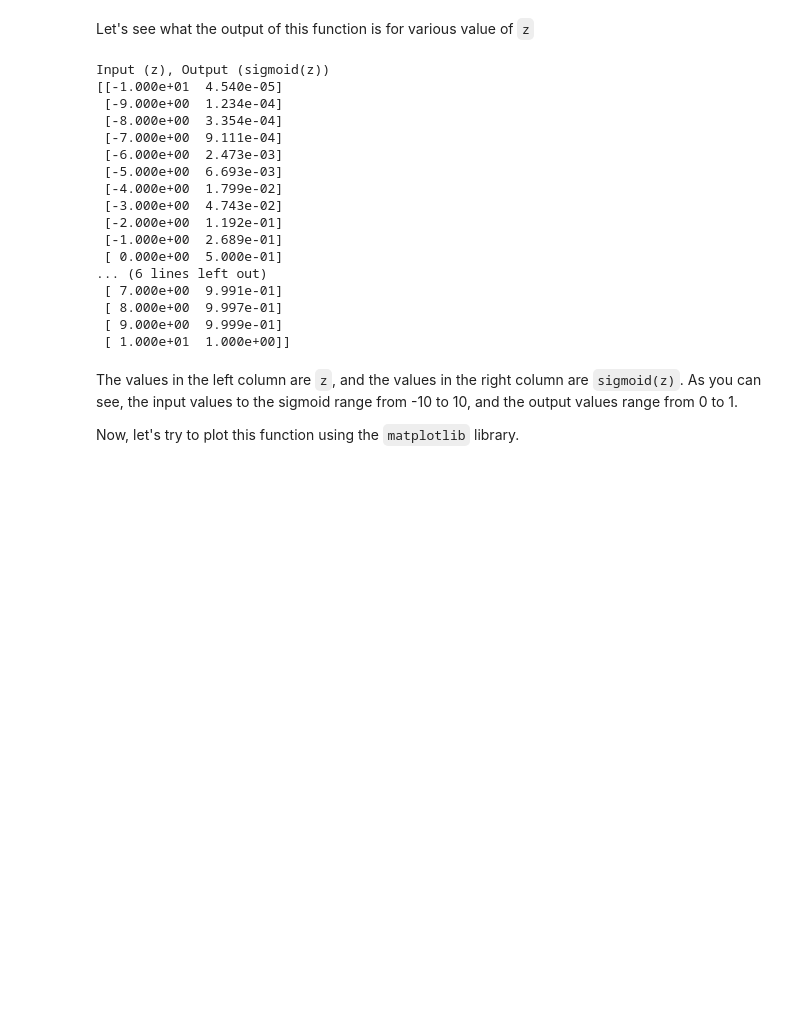
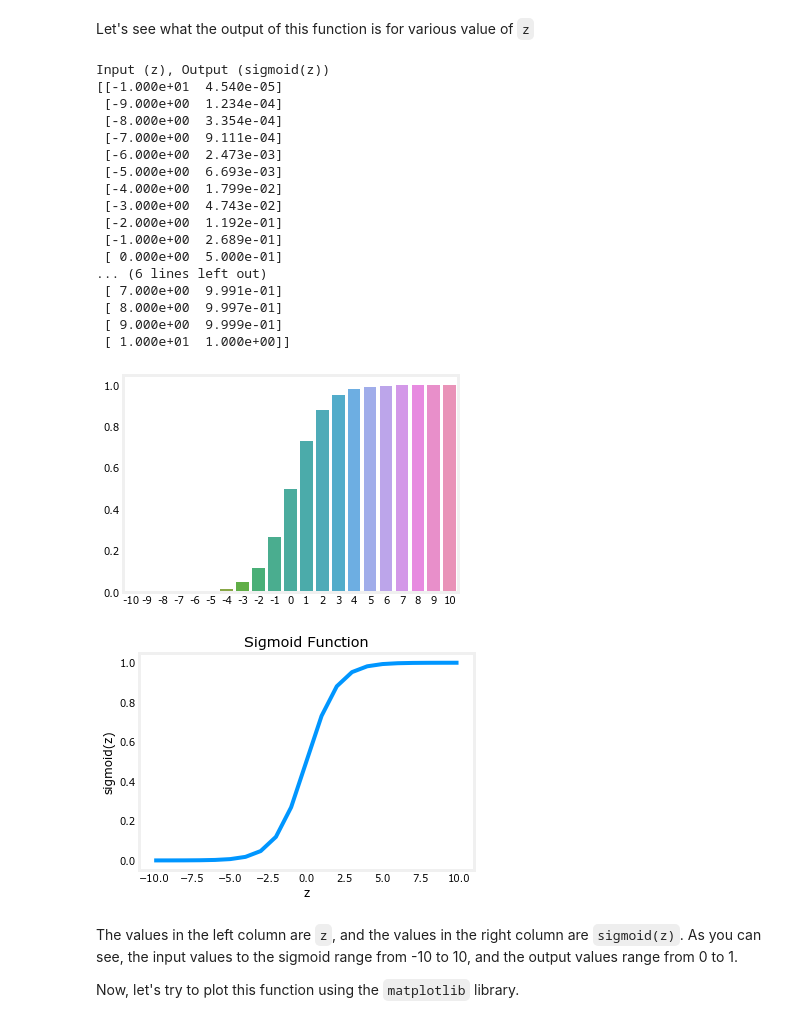
Before and after one commit to abdelazizSalah/Machine-Learning-Track, a Jupyter notebook: Andrew_Ng_Machine_Learning_Course_on_Coursera/SupervisedAndUnsupervisedLearning-RegressionAndClassification/Labs/Lab8-Segmoid_Function/C1_W3_Lab02_Sigmoid_function_Soln.ipynb, the cells around one changed output. Saved outputs shown, nothing was run; the diff lists cells and outputs as text; code cells hidden in the pictures; blank space fills up the shorter version.

```diff
--- a/Andrew_Ng_Machine_Learning_Course_on_Coursera/SupervisedAndUnsupervisedLearning-RegressionAndClassification/Labs/Lab8-Segmoid_Function/C1_W3_Lab02_Sigmoid_function_Soln.ipynb
+++ b/Andrew_Ng_Machine_Learning_Course_on_Coursera/SupervisedAndUnsupervisedLearning-RegressionAndClassification/Labs/Lab8-Segmoid_Function/C1_W3_Lab02_Sigmoid_function_Soln.ipynb
@@ -75,34 +75,46 @@ def sigmoid(z):
 # %% [markdown]
 Let's see what the output of this function is for various value of `z`
 # %%
+import seaborn as sns
 # Generate an array of evenly spaced values between -10 and 10
 z_tmp = np.arange(-10,11)
 
 # Use the function implemented above to get the sigmoid values
 y = sigmoid(z_tmp)
 
 # Code for pretty printing the two arrays next to each other
 np.set_printoptions(precision=3)
 print("Input (z), Output (sigmoid(z))")
 print(np.c_[z_tmp, y])
+
+sns.barplot(x=z_tmp, y=y)
+# plot the results in heatmap
+plt.figure()
+plt.plot(z_tmp, y)
+plt.xlabel('z')
+plt.ylabel('sigmoid(z)')
+plt.title('Sigmoid Function')
+plt.show()
 # %% [output]
 Input (z), Output (sigmoid(z))
 [[-1.000e+01  4.540e-05]
  [-9.000e+00  1.234e-04]
  [-8.000e+00  3.354e-04]
  [-7.000e+00  9.111e-04]
  [-6.000e+00  2.473e-03]
  [-5.000e+00  6.693e-03]
  [-4.000e+00  1.799e-02]
  [-3.000e+00  4.743e-02]
  [-2.000e+00  1.192e-01]
  [-1.000e+00  2.689e-01]
  [ 0.000e+00  5.000e-01]
 ... (6 lines left out)
  [ 7.000e+00  9.991e-01]
  [ 8.000e+00  9.997e-01]
  [ 9.000e+00  9.999e-01]
  [ 1.000e+01  1.000e+00]]
+[figure, added]
+[figure, added]
 # %% [markdown]
 The values in the left column are `z`, and the values in the right column are `sigmoid(z)`. As you can see, the input values to the sigmoid range from -10 to 10, and the output values range from 0 to 1.
 
```
Also changed, not shown: parts of 2 cells of this notebook, 1 other file.
